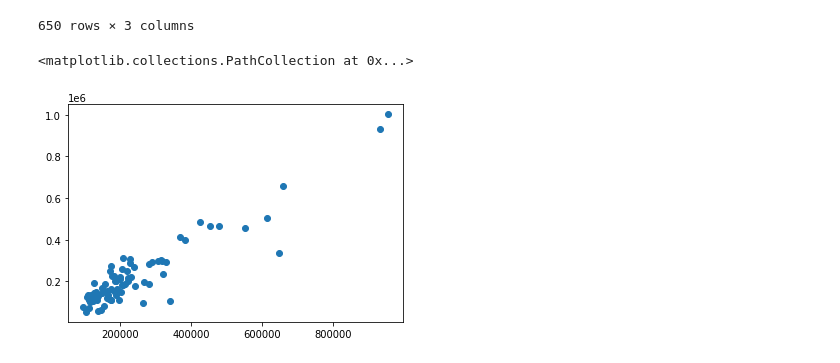
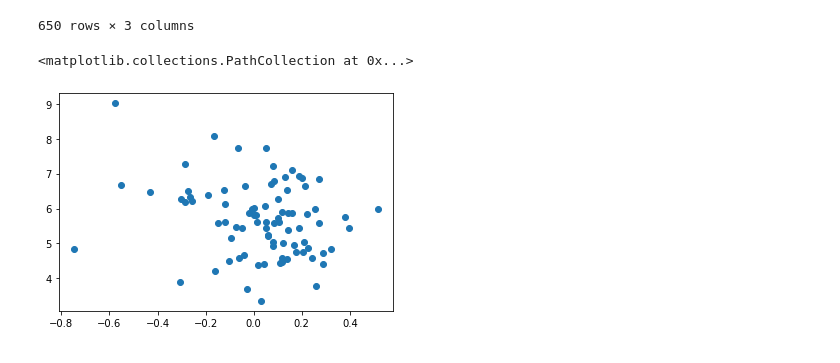
Before and after one commit to MichalChojnowski/AAG_E5GS, a Jupyter notebook: Analysis.ipynb, the cells around one changed output. Cells and saved outputs as stored; diff of their text form; code cells hidden in the pictures.

```diff
--- a/Analysis.ipynb
+++ b/Analysis.ipynb
@@ -124,8 +127,26 @@ def populate_modeled_EBITDA(x, EBITDA_mult_table):
     #return flatten_list([x.total_consideration/multiplier[i] for i in range(0,5)])
     return flatten_list([multiplier[i] for i in range(0,5)])
 
+
 def flatten_list(t):
     return [item for sublist in t for item in sublist]
+
+
+def CAGR(df, idx, start, end):
+
+    cagr_df = []
+
+    for i in df[idx].unique():
+        temp_df = df[df[idx]==i]
+        cagr_temp = (temp_df.loc[temp_df.year==end,"EBIDTA"].values/temp_df.loc[temp_df.year==start,"EBIDTA"].values)**(1/(end-start)) -1
+        cagr_df.append([i,cagr_temp[0]])
+
+    return pd.DataFrame(cagr_df)
+
+
+def normalize(x):
+    x = x.astype(float)
+    return (x-x.mean())/np.nanstd(x)
 # %%
 # Data import
 Master_dataset = pd.read_excel("210921 - Pay more data request - Bain ID AAG v7.xlsx", sheet_name="Master dataset", usecols="C:W", skiprows=3, nrows=162, engine='openpyxl')
@@ -139,10 +160,17 @@ EBITDA_table =  pd.read_excel(Main_dataset, sheet_name="Post Acquisition Data Ad
 # %%
 # Data cleaning
 Master_dataset = Master_dataset.iloc[1:,]
-Master_dataset = Master_dataset[["Acquisition #", "Practices in deal", "Total consideration"]].rename(columns={
+Master_dataset = Master_dataset[["Acquisition #", "Practices in deal", "Total consideration","Multiple paid","# chairs / surgeries","Revenue split at acq.","5Y multiple","Sites in deal","Earn out period", "Deferred payment"]].rename(columns={
     "Acquisition #": "Bain_ID",
     "Practices in deal": "Name",
-    "Total consideration": "total_consideration"
+    "Total consideration": "total_consideration",
+    "Multiple paid": "multiple_paid",
+    "# chairs / surgeries": "No_chairs",
+    "Revenue split at acq.": "Revenue_split_at_acq",
+    "5Y multiple": "5Y_multiple",
+    "Sites in deal": "sites",
+    "Earn out period": "earn_out_period",
+    "Deferred payment": "deferred_payment"
 })
 Master_dataset = Master_dataset[~Master_dataset.total_consideration.isna()]
 
@@ -278,9 +306,14 @@ EBITDA_db["Delta"] = EBITDA_db.Exp_EBIDTA - EBITDA_db.EBIDTA
 EBITDA_db["Delta_pct"] = EBITDA_db.Delta / EBITDA_db.Exp_EBIDTA
 
 EBITDA_db.to_csv("EBIDTA_analysis.csv")
-# %%
-plot_data = EBITDA_db[EBITDA_db.year==1]
-plt.scatter(plot_data.Exp_EBIDTA, plot_data.EBIDTA)
-# %% [output]
-<matplotlib.collections.PathCollection at 0x...>
-[figure, removed]
+# %%
+cagr_db = CAGR(EBITDA_db, "Bain_ID", 1.0, 3.0).rename(columns={
+    0: "Bain_ID",
+    1: "CAGR"
+})
+
+plot_data = Master_dataset[["Bain_ID","multiple_paid"]].merge(cagr_db, on="Bain_ID", how="left")
+plt.scatter(plot_data.CAGR, plot_data.multiple_paid)
+# %% [output]
+<matplotlib.collections.PathCollection at 0x...>
+[figure, added]
```
Also changed, not shown: parts of 10 cells of this notebook.
